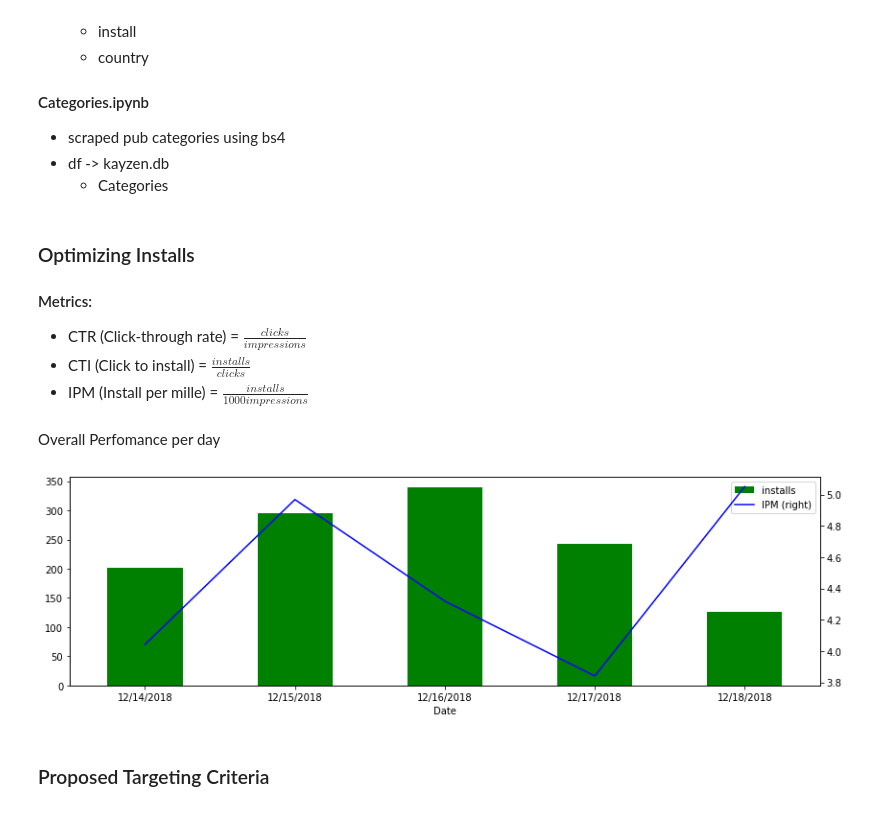
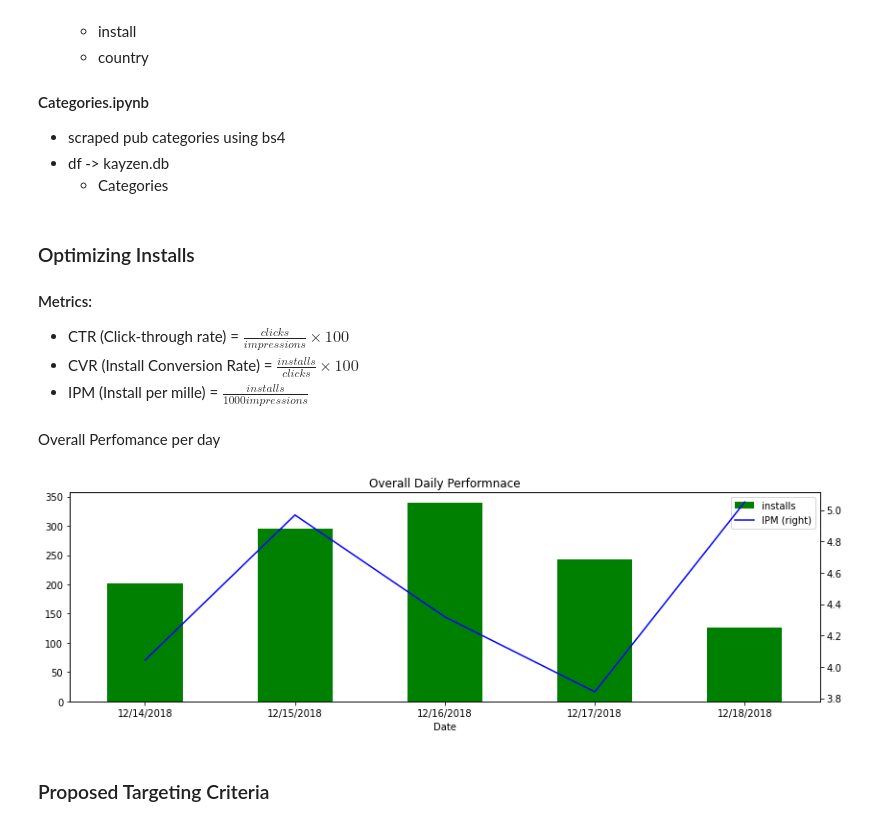
Before and after one commit to patcln/kayzen, a Jupyter notebook: stark analysis.ipynb, the cells around one changed output. Drawn from its saved outputs; the diff is of its cells as text; code cells hidden in the pictures.

Commit message:
edited graph titles

```diff
--- a/stark analysis.ipynb
+++ b/stark analysis.ipynb
@@ -33,8 +33,8 @@ conn = pysqlite3.connect('kayzen.db')
 # %% [markdown]
 ### Optimizing Installs
 #### Metrics:
-* CTR (Click-through rate) = $\frac{clicks}{impressions}$
-* CTI (Click to install) = $\frac{installs}{clicks}$
+* CTR (Click-through rate) = $\frac{clicks}{impressions}\times100$
+* CVR (Install Conversion Rate) = $\frac{installs}{clicks}\times100$
 * IPM (Install per mille) = $\frac{installs}{1000 impressions}$
 # %%
 def get_metrics(from_df):
@@ -80,10 +80,10 @@ get_metrics(overall)
 # %%
 # Plotting Install Perfomance
 
-ax = overall.plot(kind='bar', x='Date', y='installs',color='g',figsize=(14, 4))
+ax = overall.plot(kind='bar', x='Date', y='installs',color='g',figsize=(14, 4), title='Overall Daily Performnace')
 ax2 = overall.plot(x='Date', y='IPM', secondary_y=True, ax=ax, color='b')
 # %% [output]
-[figure, old version]
+[figure, new version]
 # %% [markdown]
 ### Proposed Targeting Criteria
 # %% [markdown]
```
Also changed, not shown: parts of 25 cells of this notebook.
